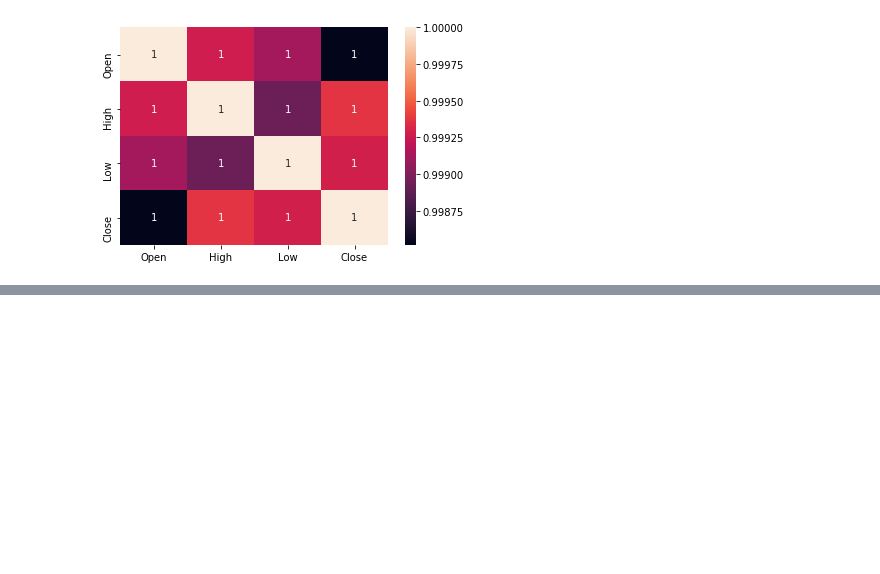
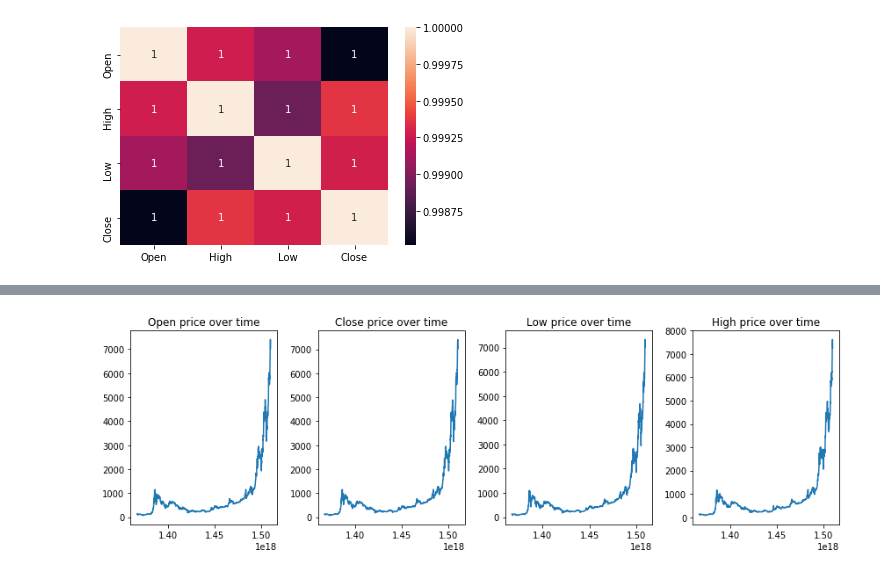
Before and after one commit to mparayil/Forecasting-Cryptocurrency-Prices, a Jupyter notebook: Capstone - Part 2.ipynb, the cells around one changed output, grey strips where cells are left out. Saved outputs shown, nothing was run; the diff lists cells and outputs as text; code cells hidden in the pictures; blank space fills up the shorter version.

```diff
--- a/Capstone - Part 2.ipynb
+++ b/Capstone - Part 2.ipynb
@@ -90,0 +150,2 @@ btc_ds.head()
+# %%
+btc_price['Volume'] = btc_price['Volume'].apply(lambda x: x.replace(',',''))
@@ -127,0 +201,19 @@ btc_price['Close'].hist()
+# %%
+fig, ax = plt.subplots(1, 4, figsize=(12, 4))
+from statsmodels.tsa.seasonal import seasonal_decompose
+
+
+ax[0].plot(btc_price.index, btc_price['Open'])
+ax[0].set_title('Open price over time')
+
+ax[1].plot(btc_price.index, btc_price['Close'])
+ax[1].set_title('Close price over time')
+
+ax[2].plot(btc_price.index, btc_price['Low'])
+ax[2].set_title('Low price over time')
+
+ax[3].plot(btc_price.index, btc_price['High'])
+ax[3].set_title('High price over time')
+plt.tight_layout()
+# %% [output]
+[figure, added]
```
Also changed, not shown: parts of 23 cells of this notebook.
